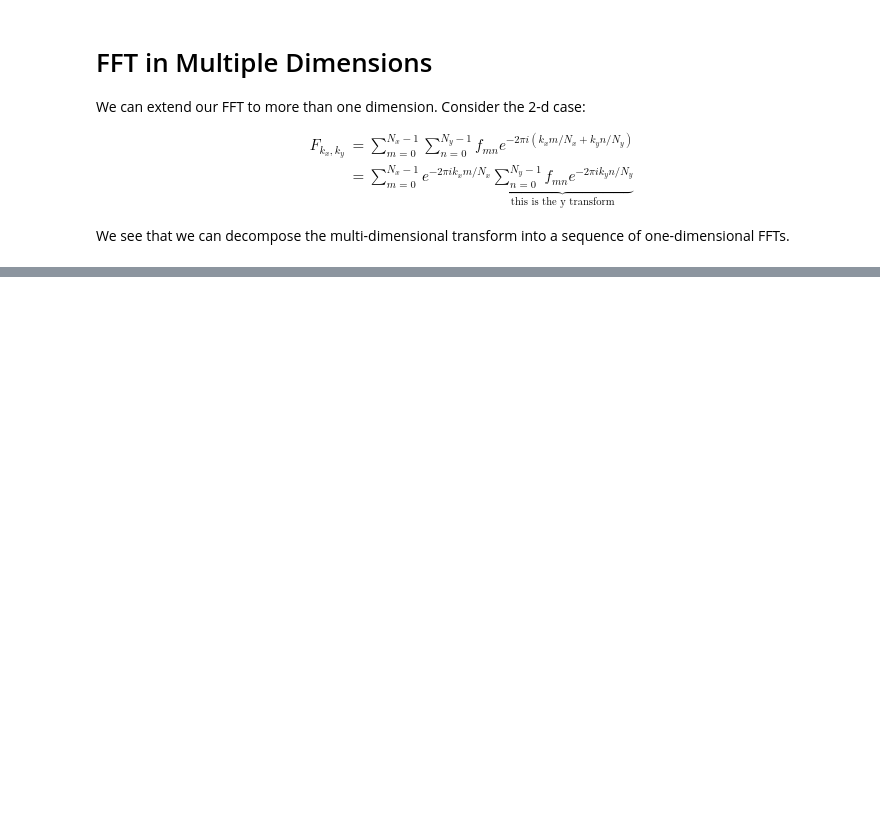
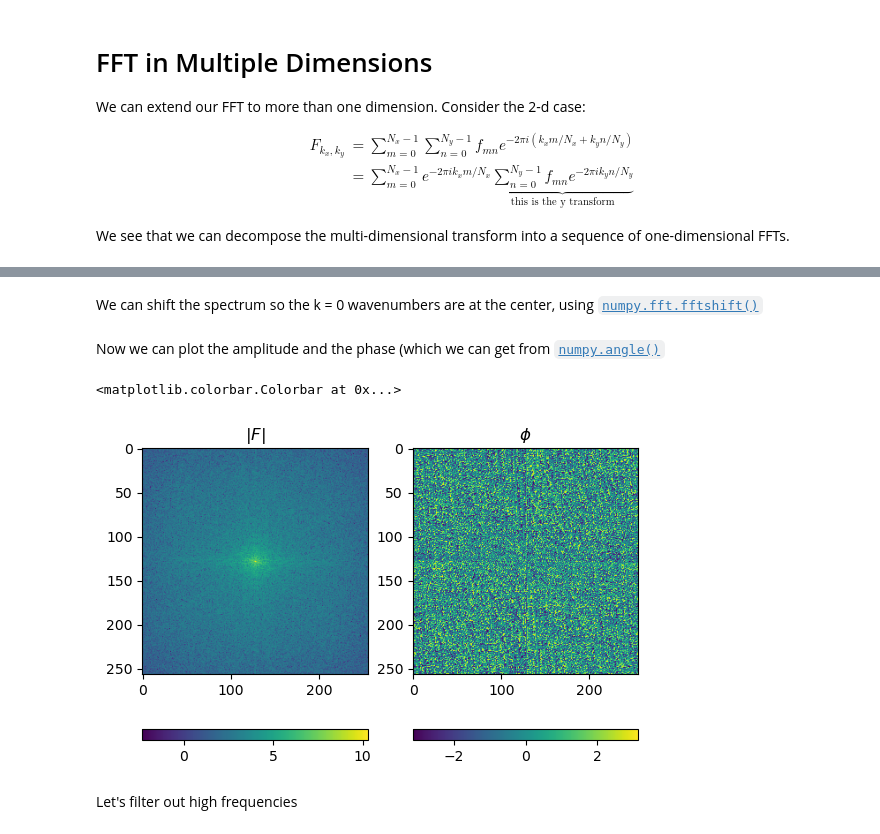
Before and after one commit to zingale/computational_astrophysics, a Jupyter notebook: content/ffts/fft-multid.ipynb, the cells around one changed output, grey strips where cells are left out. Saved outputs shown, nothing was run; the diff lists cells and outputs as text; code cells hidden in the pictures; blank space fills up the shorter version.

```diff
--- a/content/ffts/fft-multid.ipynb
+++ b/content/ffts/fft-multid.ipynb
@@ -14,0 +30,3 @@ We see that we can decompose the multi-dimensional transform into a sequence of
+# %%
+f = plt.imread("luna_bw.png")
+f.shape
@@ -14,0 +37,27 @@ We see that we can decompose the multi-dimensional transform into a sequence of
+# %%
+F = np.fft.fft2(f)
+# %% [markdown]
+We can shift the spectrum so the k = 0 wavenumbers are at the center, using [`numpy.fft.fftshift()`](https://numpy.org/doc/stable/reference/generated/numpy.fft.fftshift.html)
+# %%
+F_shift = np.fft.fftshift(F)
+# %% [markdown]
+Now we can plot the amplitude and the phase (which we can get from [`numpy.angle()`](https://numpy.org/doc/stable/reference/generated/numpy.angle.html)
+# %%
+F_mag = np.abs(F_shift)
+F_phase = np.angle(F_shift)
+# %%
+fig = plt.figure()
+ax1 = fig.add_subplot(121)
+im = ax1.imshow(np.log(F_mag))
+ax1.set_title(r"$|F|$")
+fig.colorbar(im, ax=ax1, orientation="horizontal")
+
+ax2 = fig.add_subplot(122)
+im2 = ax2.imshow(F_phase)
+ax2.set_title(r"$\phi$")
+fig.colorbar(im2, ax=ax2, orientation="horizontal")
+# %% [output]
+<matplotlib.colorbar.Colorbar at 0x...>
+[figure, added]
+# %% [markdown]
+Let's filter out high frequencies
```
Also changed, not shown: parts of 12 cells of this notebook, 2 other files.
